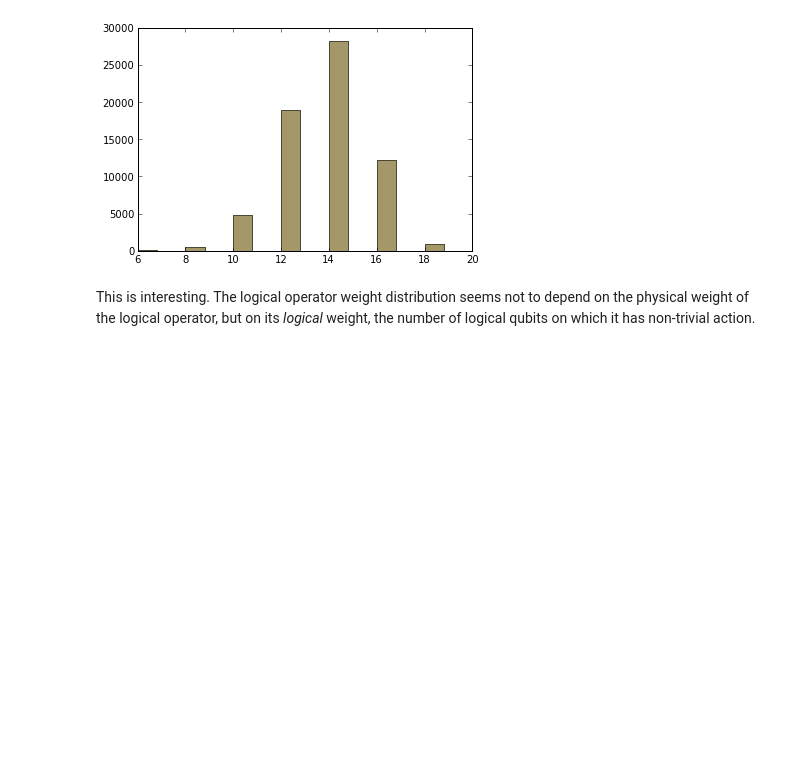
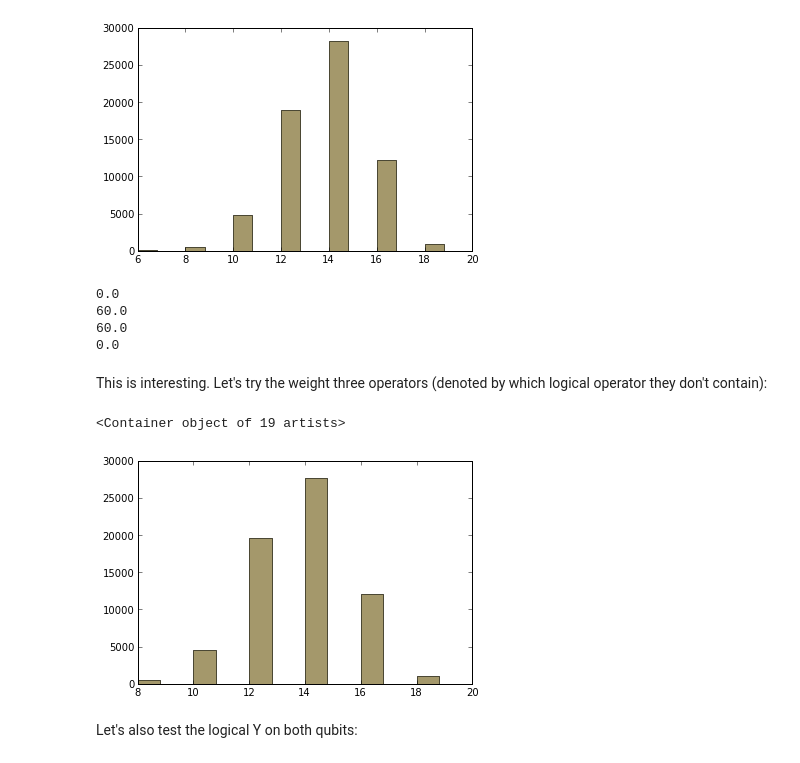
Before and after one commit to bcriger/deqodr, a Jupyter notebook: examples/Weight Distributions.ipynb, the cells around one changed output. Saved outputs shown, nothing was run; the diff lists cells and outputs as text; code cells hidden in the pictures; blank space fills up the shorter version.

```diff
--- a/examples/Weight Distributions.ipynb
+++ b/examples/Weight Distributions.ipynb
@@ -73,5 +87,31 @@ ax.bar(xz_11_wts, xz_11_count, color='y', alpha=0.25)
 # %% [output]
 <Container object of 19 artists>
 [figure]
-# %% [markdown]
-This is interesting. The logical operator weight distribution seems not to depend on the physical weight of the logical operator, but on its _logical_ weight, the number of logical qubits on which it has non-trivial action.
+# %%
+print max([abs(x_01_count[wt] - z_01_count[wt]) for wt in x_01_wts])
+print max([abs(x_01_count[wt] - xz_00_count[wt]) for wt in x_01_wts])
+print max([abs(x_01_count[wt] - xz_11_count[wt]) for wt in x_01_wts])
+print max([abs(xz_00_count[wt] - xz_11_count[wt]) for wt in x_01_wts])
+# %% [output]
+0.0
+60.0
+60.0
+0.0
+# %% [markdown]
+This is interesting. Let's try the weight three operators (denoted by which logical operator they don't contain):
+# %%
+n_x_0_count, n_x_0_wts = dq.coset_hist(small_code, x_1 * z_0 * z_1)
+n_x_1_count, n_x_1_wts = dq.coset_hist(small_code, x_0 * z_0 * z_1)
+n_z_0_count, n_z_0_wts = dq.coset_hist(small_code, x_1 * x_0 * z_1)
+n_z_1_count, n_z_1_wts = dq.coset_hist(small_code, x_1 * z_0 * x_0)
+# %%
+ax = pylab.subplot(111)
+ax.bar(n_x_0_wts, n_x_0_count, color='b', alpha=0.25)
+ax.bar(n_x_1_wts, n_x_1_count, color='r', alpha=0.25)
+ax.bar(n_z_0_wts, n_z_0_count, color='g', alpha=0.25)
+ax.bar(n_z_1_wts, n_z_1_count, color='y', alpha=0.25)
+# %% [output]
+<Container object of 19 artists>
+[figure, added]
+# %% [markdown]
+Let's also test the logical Y on both qubits:
```
Also changed, not shown: parts of 9 cells of this notebook, 1 other file.
